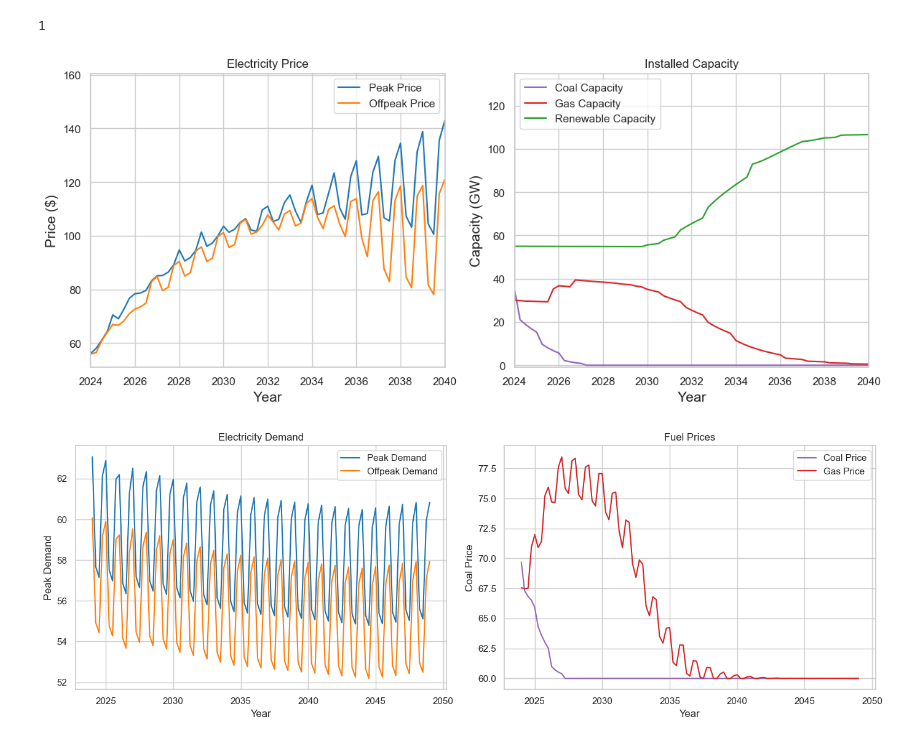
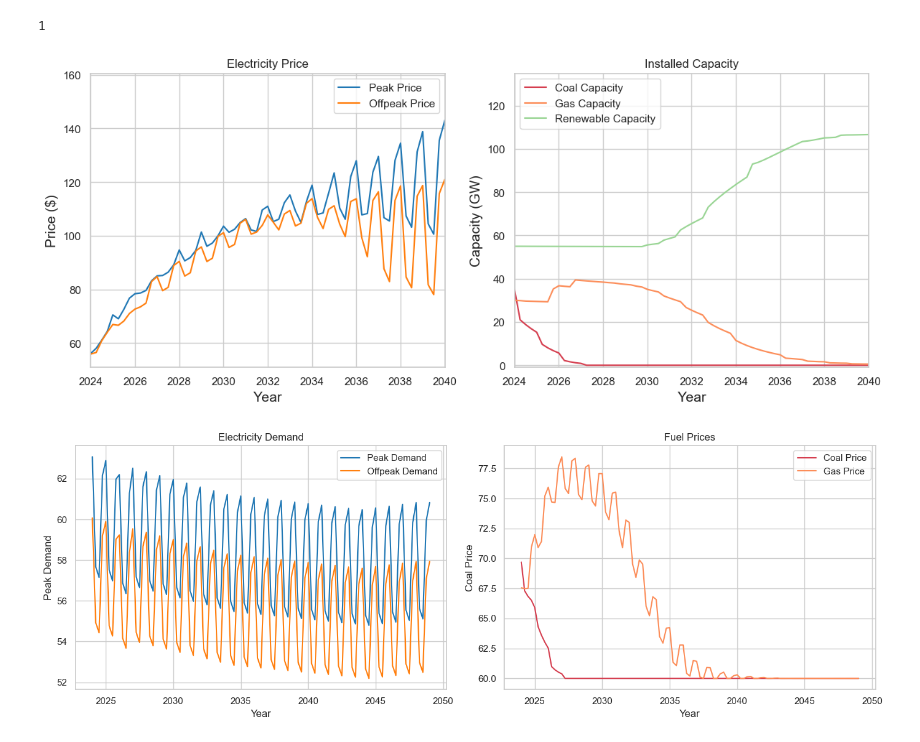
Before and after one commit to aliciabassiere/mfg_elec, a Jupyter notebook: simulation_nb.ipynb, the cells around one changed output. Cells and saved outputs as stored; diff of their text form; code cells hidden in the pictures.

```diff
--- a/simulation_nb.ipynb
+++ b/simulation_nb.ipynb
@@ -110,9 +110,9 @@ tick_indices = range(2024, 2041, 2)  # This skips every other year
 axes[0].set_xticks(tick_indices)
 
 # Plotting the capacity for each agent type with seaborn
-sns.lineplot(ax=axes[1], x='Year', y='Coal Capacity', data=df, label='Coal Capacity', color='tab:purple')
-sns.lineplot(ax=axes[1], x='Year', y='Gas Capacity', data=df, label='Gas Capacity', color='tab:red')
-sns.lineplot(ax=axes[1], x='Year', y='Wind Capacity', data=df, label='Renewable Capacity', color='tab:green')
+sns.lineplot(ax=axes[1], x='Year', y='Coal Capacity', data=df, label='Coal Capacity', color='#d53e4f')
+sns.lineplot(ax=axes[1], x='Year', y='Gas Capacity', data=df, label='Gas Capacity', color='#fc8d59')
+sns.lineplot(ax=axes[1], x='Year', y='Wind Capacity', data=df, label='Renewable Capacity', color='#99d594')
 axes[1].set_ylabel('Capacity (GW)', fontsize=14)
 axes[1].set_xlabel('Year', fontsize=14)
 axes[1].set_ylim(-1, 135)
@@ -132,27 +132,27 @@ axes[1].set_title('Installed Capacity')
 # Show the plot (optional, can be removed if only saving is needed)
 plt.show()
 # %% [output]
-[figure, old version]
+[figure, new version]
 # %%
 fig, axes = plt.subplots(nrows=1, ncols=2, figsize=(14, 5))
 
 # Plotting demand
 sns.lineplot(ax=axes[0], x='Year', y='Peak Demand', data=df, label='Peak Demand', color='tab:blue')
 sns.lineplot(ax=axes[0], x='Year', y='Offpeak Demand', data=df, label='Offpeak Demand', color='tab:orange')
 axes[0].set_title('Electricity Demand')
 axes[0].legend()
 
 # Plotting fuel prices
-sns.lineplot(ax=axes[1], x='Year', y='Coal Price', data=df, label='Coal Price', color='tab:purple')
-sns.lineplot(ax=axes[1], x='Year', y='Gas Price', data=df, label='Gas Price', color='tab:red')
+sns.lineplot(ax=axes[1], x='Year', y='Coal Price', data=df, label='Coal Price', color='#d53e4f')
+sns.lineplot(ax=axes[1], x='Year', y='Gas Price', data=df, label='Gas Price', color='#fc8d59')
 axes[1].set_title('Fuel Prices')
 axes[1].legend()
 
 plt.tight_layout()
 plt.savefig(scenario_name + "/demand_fuelprice.pdf", format='pdf')
 plt.show()
 # %% [output]
-[figure, old version]
+[figure, new version]
 # %%
 fig, axes = plt.subplots(nrows=1, ncols=2, figsize=(14, 5))
 
```
Also changed, not shown: parts of 2 cells of this notebook.
